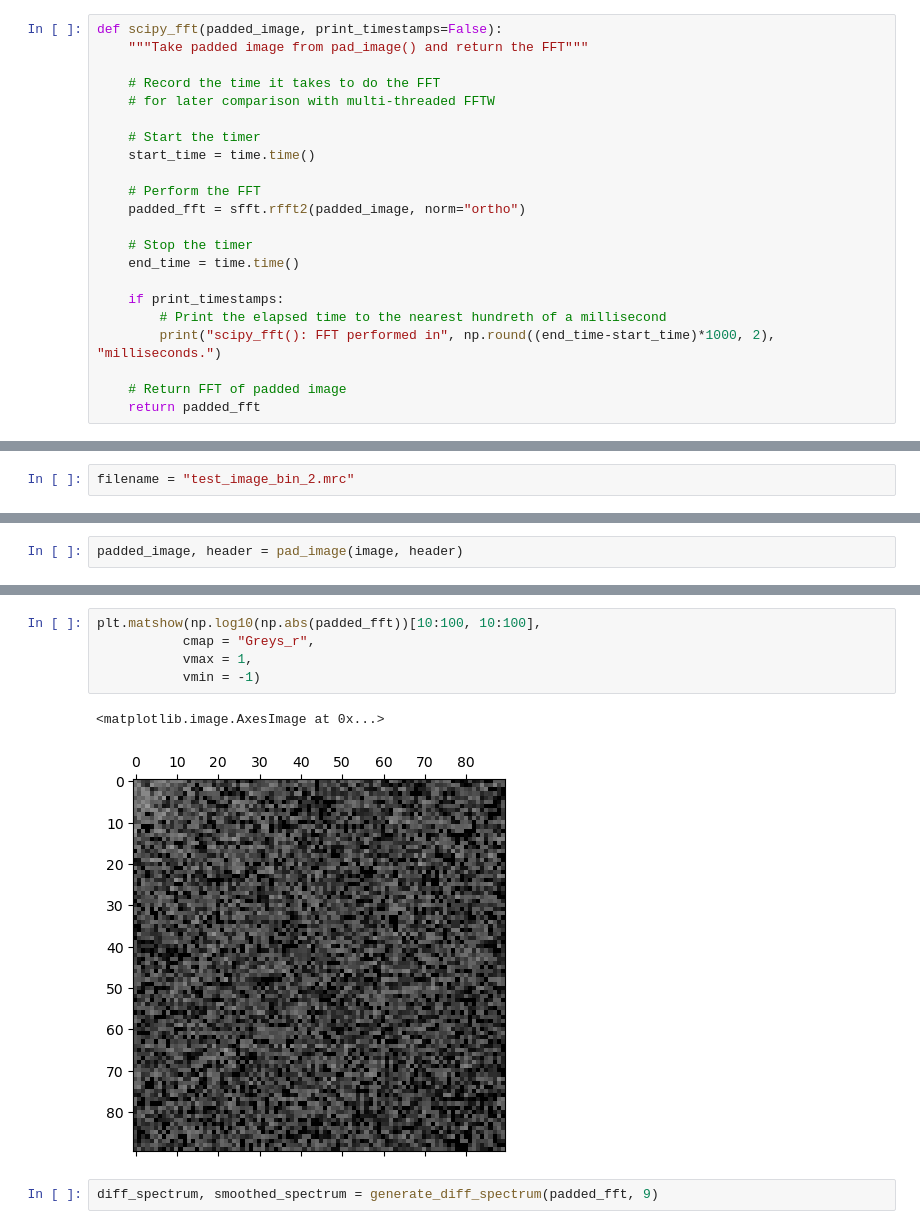
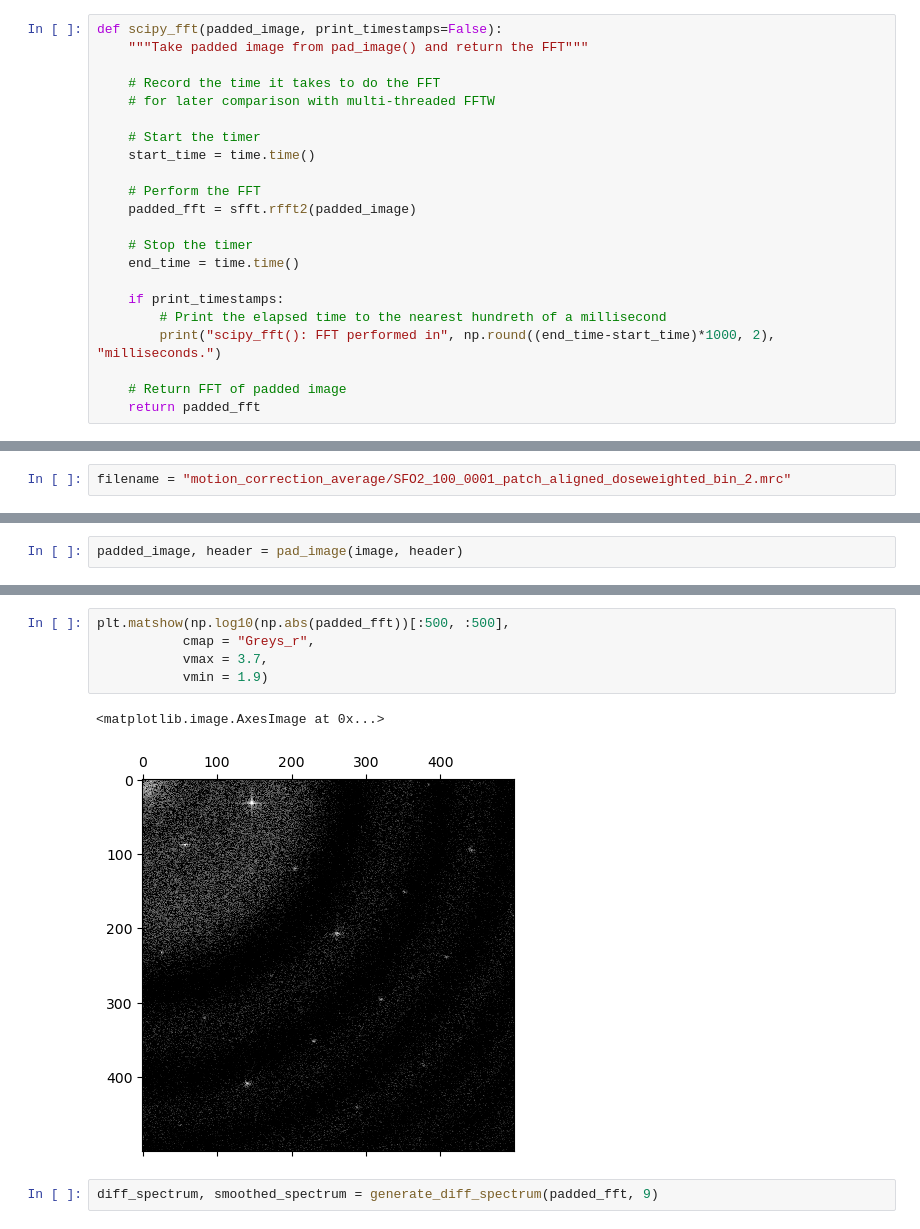
Before and after one commit to r-karimi/saxtal, a Jupyter notebook: saxtal_functions.ipynb, the cells around one changed output, grey strips where cells are left out. Cells and saved outputs as stored; diff of their text form.

```diff
--- a/saxtal_functions.ipynb
+++ b/saxtal_functions.ipynb
@@ -92,7 +92,7 @@ def scipy_fft(padded_image, print_timestamps=False):
     start_time = time.time()
 
     # Perform the FFT
-    padded_fft = sfft.rfft2(padded_image, norm="ortho")
+    padded_fft = sfft.rfft2(padded_image)
 
     # Stop the timer
     end_time = time.time()
@@ -349,5 +345,5 @@ SyntaxError: non-default argument follows default argument (3859961947.py, line
 # %%
-filename = "test_image_bin_2.mrc"
+filename = "motion_correction_average/SFO2_100_0001_patch_aligned_doseweighted_bin_2.mrc"
 # %%
 image, header = import_mrc(filename)
 # %%
@@ -377,11 +371,11 @@ padded_fft.shape
 # %%
-plt.matshow(np.log10(np.abs(padded_fft))[10:100, 10:100],
+plt.matshow(np.log10(np.abs(padded_fft))[:500, :500],
            cmap = "Greys_r",
-           vmax = 1,
-           vmin = -1)
+           vmax = 3.7,
+           vmin = 1.9)
 # %% [output]
 <matplotlib.image.AxesImage at 0x...>
-[figure, old version]
+[figure, new version]
 # %%
 diff_spectrum, smoothed_spectrum = generate_diff_spectrum(padded_fft, 9)
 # %%
```
Also changed, not shown: parts of 13 cells of this notebook, 5 other files.
